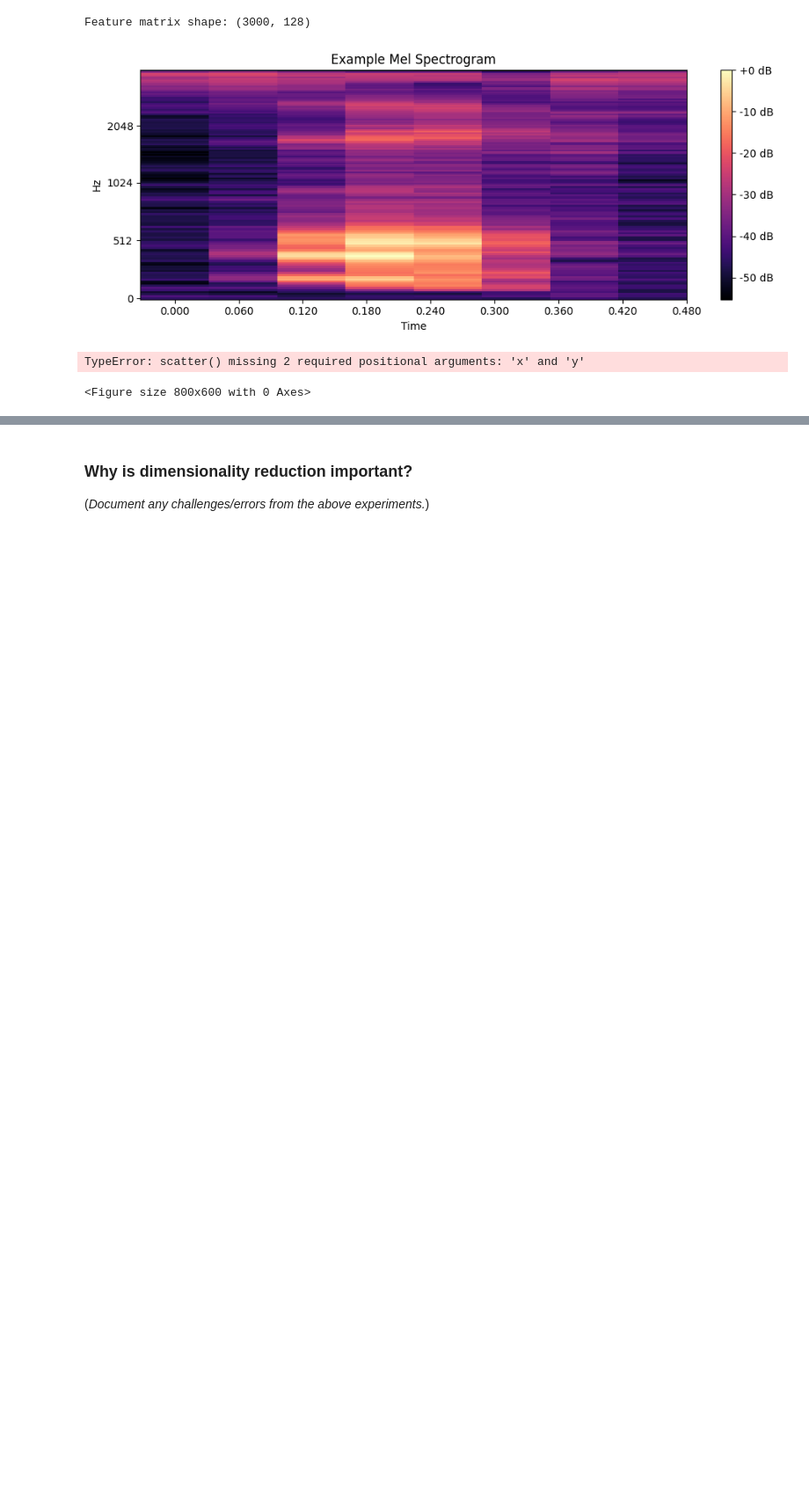
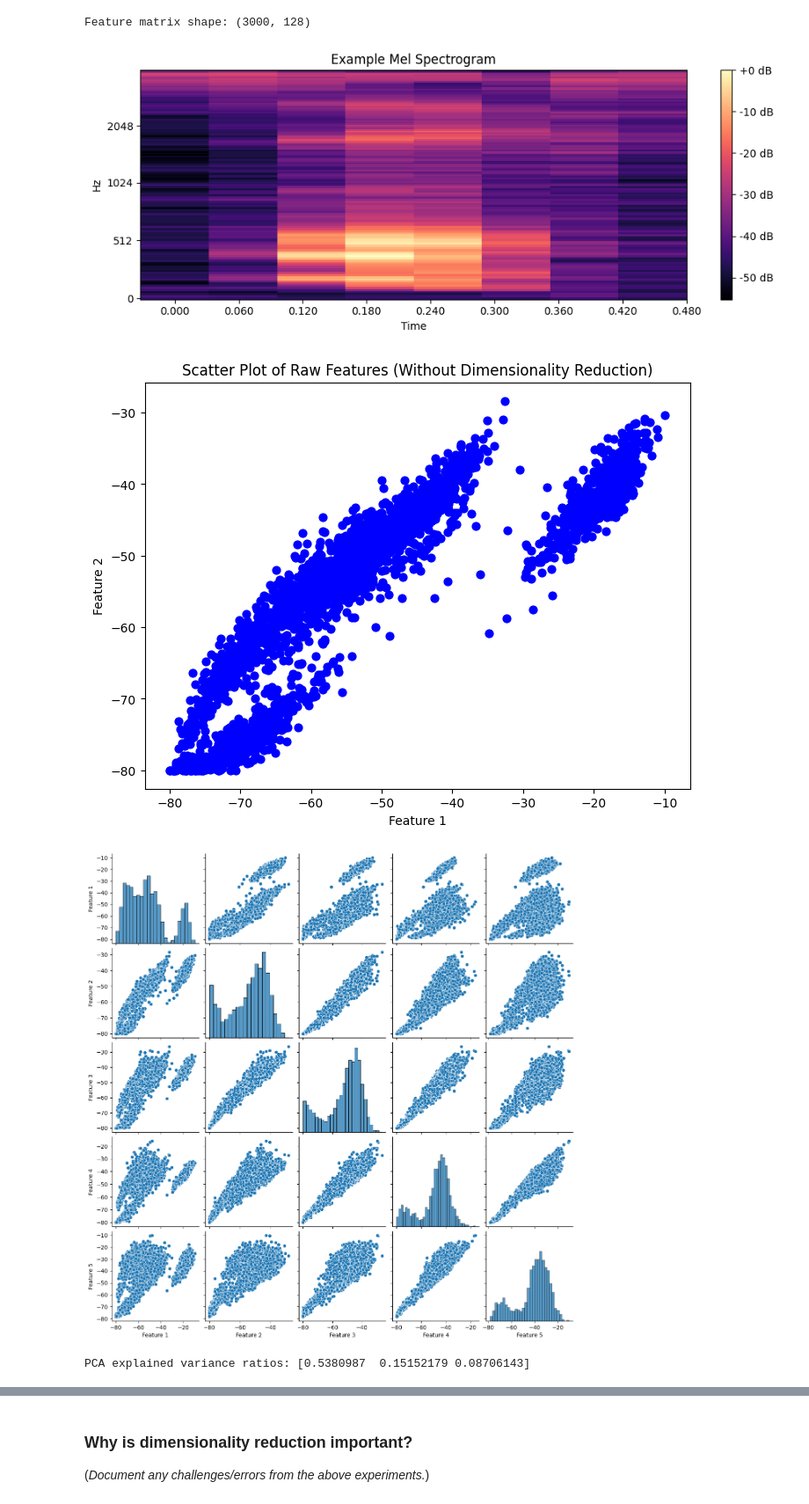
Before and after one commit to fmhirwa/alu-MLII_Sound_Clustering, a Jupyter notebook: MLII_clustering_assignment.ipynb, the cells around one changed output, grey strips where cells are left out. Shown at 88% size. Cells and saved outputs as stored; diff of their text form; code cells hidden in the pictures; blank space fills up the shorter version.

```diff
--- a/MLII_clustering_assignment.ipynb
+++ b/MLII_clustering_assignment.ipynb
@@ -83,43 +85,44 @@ Feature matrix shape: (3000, 128)
 
 # Scatter plot (Attempt without dimensionality reduction)
 plt.figure(figsize=(8,6))
-plt.scatter()
+plt.scatter(features[:, 0], features[:, 1], c='blue', s=40)
 plt.xlabel("Feature 1")
 plt.ylabel("Feature 2")
 plt.title("Scatter Plot of Raw Features (Without Dimensionality Reduction)")
 plt.show()
 
 # Pair plot (Only using first 5 features)
-df = None
-sns.pairplot(None)
+df = pd.DataFrame(features[:, :5], columns=[f"Feature {i+1}" for i in range(5)])
+sns.pairplot(df)
 plt.show()
 
 ###
 
 from mpl_toolkits.mplot3d import Axes3D  # for 3D plotting
 
 # Apply PCA to reduce features to 3 components
 pca = PCA(n_components=3)
 features_pca = pca.fit_transform(features)
 print("PCA explained variance ratios:", pca.explained_variance_ratio_)
 
 # Apply t-SNE to reduce features to 3 components
 tsne = TSNE(n_components=3, perplexity=30, n_iter=1000, random_state=42)
 features_tsne = tsne.fit_transform(features)
 
 # 3D Scatter plot for PCA-reduced features
 fig = plt.figure(figsize=(8,6))
 ax = fig.add_subplot(111, projection='3d')
 ax.scatter(features_pca[:,0], features_pca[:,1], features_pca[:,2], c='blue', s=40)
 ax.set_title("3D Visualization of Sound Features (PCA)")
 plt.show()
 
 # 3D Scatter plot for t-SNE-reduced features
 fig = plt.figure(figsize=(8,6))
 ax = fig.add_subplot(111, projection='3d')
 ax.scatter(features_tsne[:,0], features_tsne[:,1], features_tsne[:,2], c='green', s=40)
 ax.set_title("3D Visualization of Sound Features (t-SNE)")
 plt.show()
 # %% [output]
+[figure, added]
+[figure, added]
-TypeError: scatter() missing 2 required positional arguments: 'x' and 'y'
+PCA explained variance ratios: [0.5380987  0.15152179 0.08706143]
-<Figure size 800x600 with 0 Axes>
```
Also changed, not shown: parts of 8 cells of this notebook.
